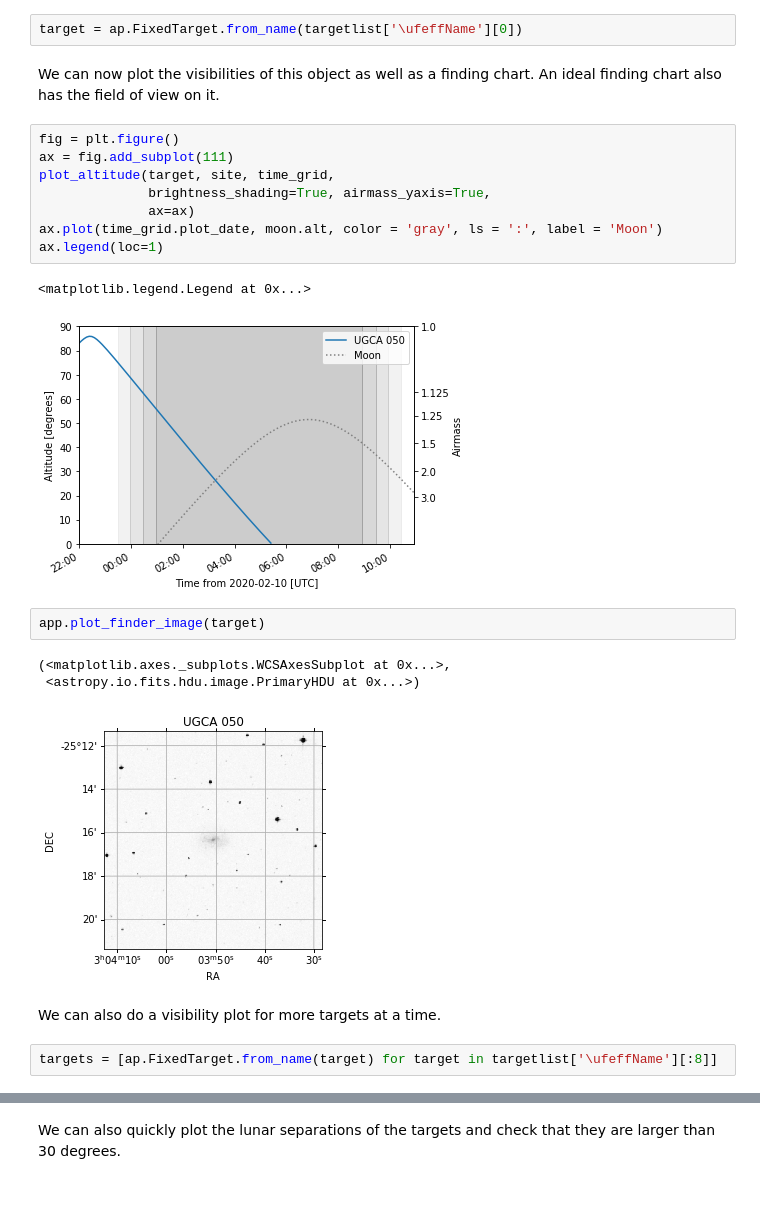
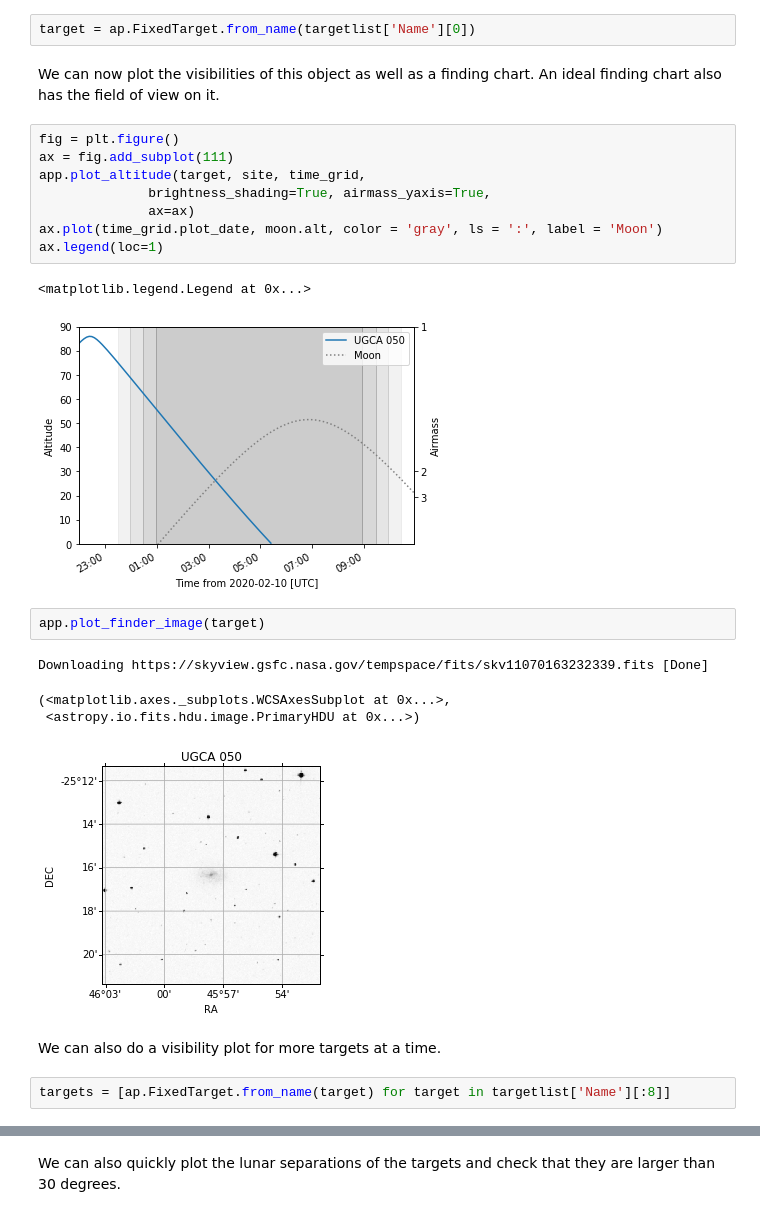
Before and after one commit to jhartke/LaSillaRepo2020, a Jupyter notebook: scripts/planning_photometry.ipynb, the cells around one changed output, grey strips where cells are left out. Saved outputs shown, nothing was run; the diff lists cells and outputs as text.

Commit message:
Removed funny symbol in target list

```diff
--- a/scripts/planning_photometry.ipynb
+++ b/scripts/planning_photometry.ipynb
@@ -51,28 +59,29 @@ moon = site.moon_altaz(time_grid) # the moon :)
 # %%
-target = ap.FixedTarget.from_name(targetlist['\ufeffName'][0])
+target = ap.FixedTarget.from_name(targetlist['Name'][0])
 # %% [markdown]
 We can now plot the visibilities of this object as well as a finding chart. An ideal finding chart also has the field of view on it.
 # %%
 fig = plt.figure()
 ax = fig.add_subplot(111)
-plot_altitude(target, site, time_grid,
+app.plot_altitude(target, site, time_grid,
               brightness_shading=True, airmass_yaxis=True,
               ax=ax)
 ax.plot(time_grid.plot_date, moon.alt, color = 'gray', ls = ':', label = 'Moon')
 ax.legend(loc=1)
 # %% [output]
 <matplotlib.legend.Legend at 0x...>
-[figure, old version]
+[figure, new version]
 # %%
 app.plot_finder_image(target)
 # %% [output]
-(<matplotlib.axes._subplots.WCSAxesSubplot at 0x...>,
- <astropy.io.fits.hdu.image.PrimaryHDU at 0x...>)
+Downloading https://skyview.gsfc.nasa.gov/tempspace/fits/skv11070163232339.fits [Done]
+(<matplotlib.axes._subplots.WCSAxesSubplot at 0x...>,
+ <astropy.io.fits.hdu.image.PrimaryHDU at 0x...>)
-[figure, old version]
+[figure, new version]
 # %% [markdown]
 We can also do a visibility plot for more targets at a time.
 # %%
-targets = [ap.FixedTarget.from_name(target) for target in targetlist['\ufeffName'][:8]]
+targets = [ap.FixedTarget.from_name(target) for target in targetlist['Name'][:8]]
 # %%
 fig = plt.figure()
 ax = fig.add_subplot(111)
```
Also changed, not shown: parts of 8 cells of this notebook, 2 other files.
